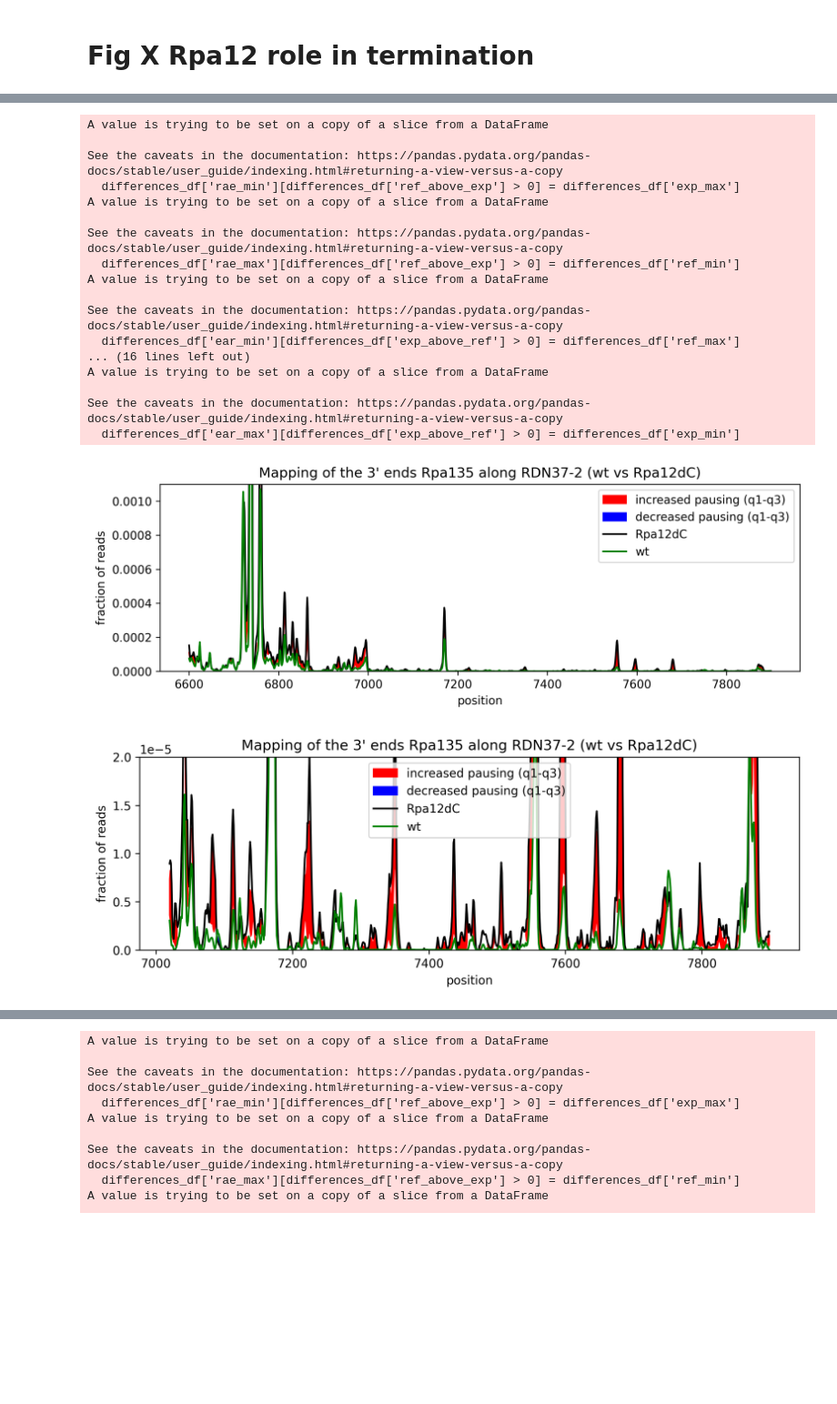
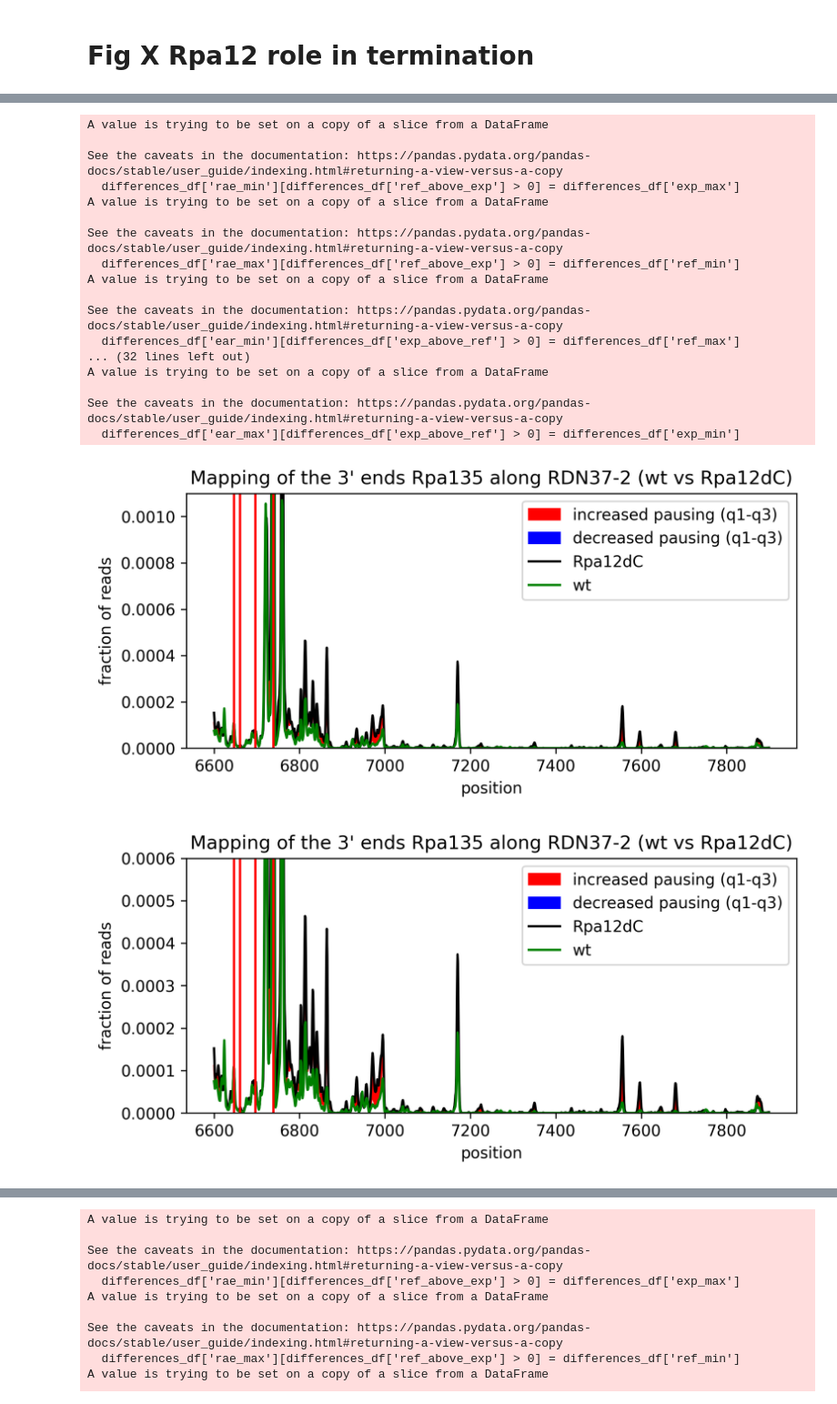
Before and after one commit to tturowski/Pol1_termination_MS, a Jupyter notebook: 05_notebooks/Fig_2_Rpa12dC.ipynb, the cells around one changed output, grey strips where cells are left out. Shown at 91% size. Cells and saved outputs as stored; diff of their text form; code cells hidden in the pictures; blank space fills up the shorter version.

```diff
--- a/05_notebooks/Fig_2_Rpa12dC.ipynb
+++ b/05_notebooks/Fig_2_Rpa12dC.ipynb
@@ -100,35 +100,41 @@ stop=7900+1300
 # tt.plotting.plot_diff(ref=df11_Rpa135_wt_3end, dataset=df12_Rpa135_rpa12d_3end,figsize=(7,3),label1="wt",label2="Rpa12dC",
 #                            title="Mapping of the 3' ends Rpa135 along RDN37-2 (wt vs Rpa12dC)",plot_ranges=False,
 #                            dpi=300,offset=1300, ylim=(0,0.002),ranges='qq',
 #                            start=start, stop=stop, fname='Fig_2Dv1.png')
 
-tt.plotting.plot_diff(ref=df11_Rpa135_wt_3end, dataset=df12_Rpa135_rpa12d_3end,figsize=(10,3),label1="wt",label2="Rpa12dC",
+tt.plotting.plot_diff(ref=df11_Rpa135_wt_3end, dataset=df12_Rpa135_rpa12d_3end,figsize=(7,3),label1="wt",label2="Rpa12dC",
                            title="Mapping of the 3' ends Rpa135 along RDN37-2 (wt vs Rpa12dC)",plot_ranges=False,
                            dpi=300,offset=1300, ylim=(0,0.0011),ranges='qq',
-                           h_lines=[i-300+1000 for i in cleavage_sites.values()],
+                           h_lines=[i-300 for i in cleavage_sites.values()],
                            start=start, stop=stop, fname='Fig_2D.png')
+
+tt.plotting.plot_diff(ref=df11_Rpa135_wt_3end, dataset=df12_Rpa135_rpa12d_3end,figsize=(7,3),label1="wt",label2="Rpa12dC",
+                           title="Mapping of the 3' ends Rpa135 along RDN37-2 (wt vs Rpa12dC)",plot_ranges=False,
+                           dpi=300,offset=1300, ylim=(0,0.0006),ranges='qq',
+                           h_lines=[i-300 for i in cleavage_sites.values()],
+                           start=start, stop=stop, fname='Fig_2Dv.png')
 
 tt.plotting.plot_diff(ref=df11_Rpa135_wt_3end, dataset=df12_Rpa135_rpa12d_3end,figsize=(10,3),label1="wt",label2="Rpa12dC",
                            title="Mapping of the 3' ends Rpa135 along RDN37-2 (wt vs Rpa12dC)",plot_ranges=False,
                            dpi=300,offset=1300, ylim=(0,0.00002),ranges='qq',
                            start=1300+7020, stop=stop, fname='Fig_S2C.png')
 # %% [output]
 A value is trying to be set on a copy of a slice from a DataFrame
 
 See the caveats in the documentation: https://pandas.pydata.org/pandas-docs/stable/user_guide/indexing.html#returning-a-view-versus-a-copy
   differences_df['rae_min'][differences_df['ref_above_exp'] > 0] = differences_df['exp_max']
 A value is trying to be set on a copy of a slice from a DataFrame
 
 See the caveats in the documentation: https://pandas.pydata.org/pandas-docs/stable/user_guide/indexing.html#returning-a-view-versus-a-copy
   differences_df['rae_max'][differences_df['ref_above_exp'] > 0] = differences_df['ref_min']
 A value is trying to be set on a copy of a slice from a DataFrame
 
 See the caveats in the documentation: https://pandas.pydata.org/pandas-docs/stable/user_guide/indexing.html#returning-a-view-versus-a-copy
   differences_df['ear_min'][differences_df['exp_above_ref'] > 0] = differences_df['ref_max']
-... (16 lines left out)
+... (32 lines left out)
 A value is trying to be set on a copy of a slice from a DataFrame
 
 See the caveats in the documentation: https://pandas.pydata.org/pandas-docs/stable/user_guide/indexing.html#returning-a-view-versus-a-copy
   differences_df['ear_max'][differences_df['exp_above_ref'] > 0] = differences_df['exp_min']
-[figure, old version]
+[figure, new version]
-[figure, old version]
+[figure, new version]
```
Also changed, not shown: parts of 3 cells of this notebook, 2 other files.
